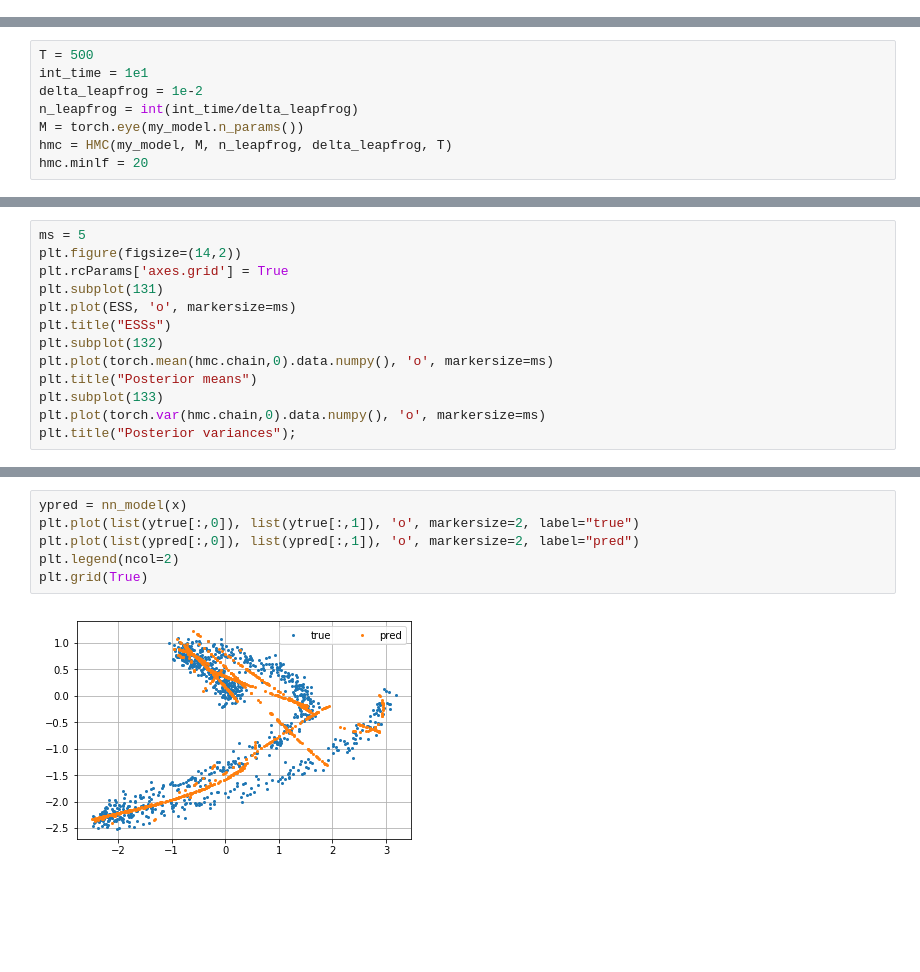
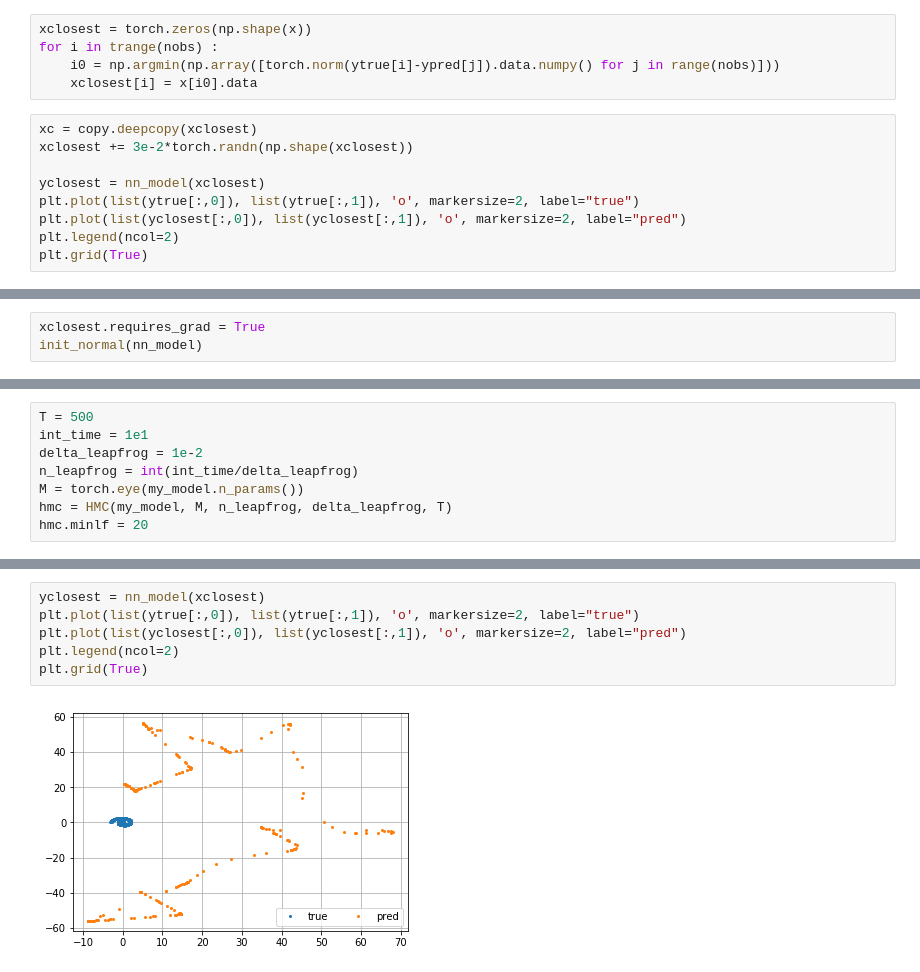
Before and after one commit to deborsheesen/Bayesian-NN-dimension-reduction, a Jupyter notebook: HMC.ipynb, the cells around one changed output, grey strips where cells are left out. Cells and saved outputs as stored; diff of their text form; blank space fills up the shorter version.

```diff
--- a/HMC.ipynb
+++ b/HMC.ipynb
@@ -80,0 +253,14 @@ print("Loss:", nn.MSELoss()(nn_model(x), y))
+# %%
+xclosest = torch.zeros(np.shape(x))
+for i in trange(nobs) :
+    i0 = np.argmin(np.array([torch.norm(ytrue[i]-ypred[j]).data.numpy() for j in range(nobs)]))
+    xclosest[i] = x[i0].data
+# %%
+xc = copy.deepcopy(xclosest)
+xclosest += 3e-2*torch.randn(np.shape(xclosest))
+
+yclosest = nn_model(xclosest)
+plt.plot(list(ytrue[:,0]), list(ytrue[:,1]), 'o', markersize=2, label="true")
+plt.plot(list(yclosest[:,0]), list(yclosest[:,1]), 'o', markersize=2, label="pred")
+plt.legend(ncol=2)
+plt.grid(True)
@@ -83,2 +293,5 @@ print("Loss:", nn.MSELoss()(nn_model(x), y))
+# %%
+xclosest.requires_grad = True
+init_normal(nn_model)
 # %%
 prior_sigma = 1
@@ -122,13 +321,0 @@ Mean ESS: theta %f, x %f (8.636363636363637, 329.847)
-# %%
-ms = 5
-plt.figure(figsize=(14,2))
-plt.rcParams['axes.grid'] = True
-plt.subplot(131)
-plt.plot(ESS, 'o', markersize=ms)
-plt.title("ESSs")
-plt.subplot(132)
-plt.plot(torch.mean(hmc.chain,0).data.numpy(), 'o', markersize=ms)
-plt.title("Posterior means")
-plt.subplot(133)
-plt.plot(torch.var(hmc.chain,0).data.numpy(), 'o', markersize=ms)
-plt.title("Posterior variances");
@@ -180,8 +322,8 @@ IndexError: index 10 is out of bounds for axis 0 with size 10
 # %%
-ypred = nn_model(x)
+yclosest = nn_model(xclosest)
 plt.plot(list(ytrue[:,0]), list(ytrue[:,1]), 'o', markersize=2, label="true")
-plt.plot(list(ypred[:,0]), list(ypred[:,1]), 'o', markersize=2, label="pred")
+plt.plot(list(yclosest[:,0]), list(yclosest[:,1]), 'o', markersize=2, label="pred")
 plt.legend(ncol=2)
 plt.grid(True)
 # %% [output]
-[figure, old version]
+[figure, new version]
```
Also changed, not shown: parts of 44 cells of this notebook, 2 other files.
